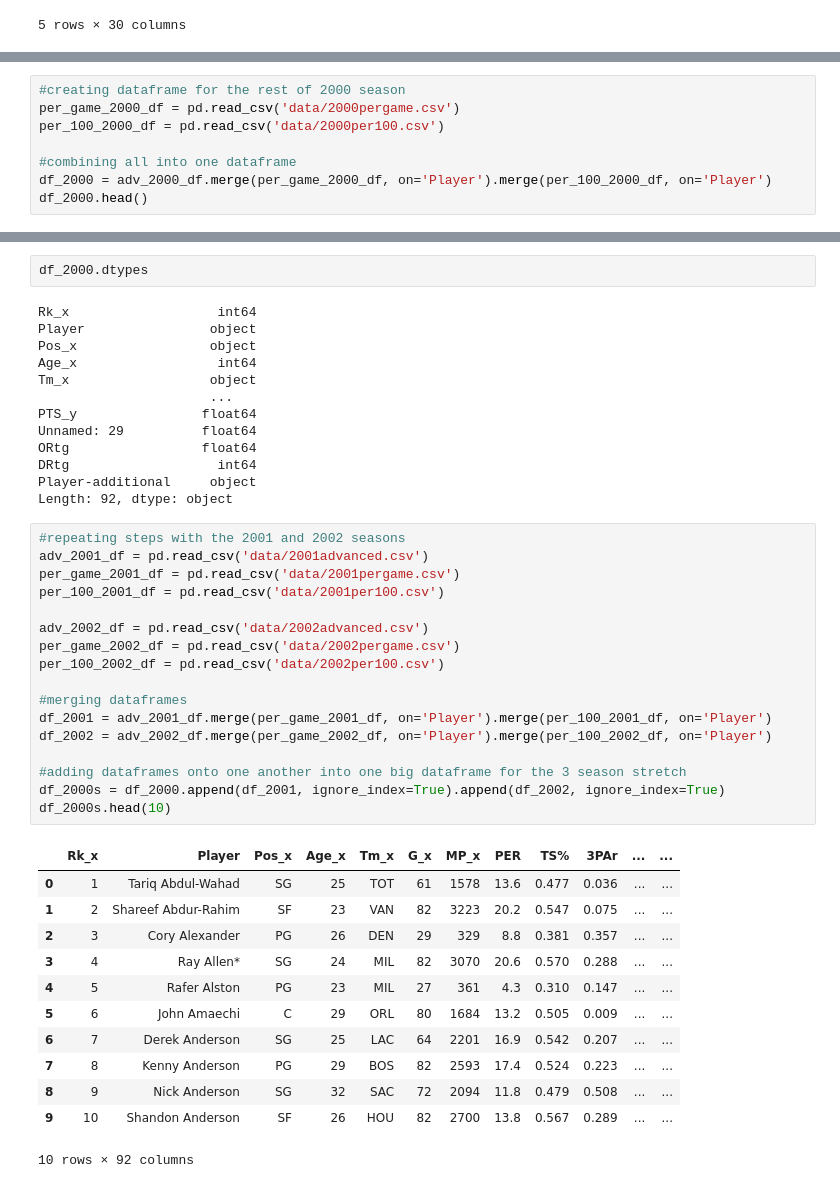
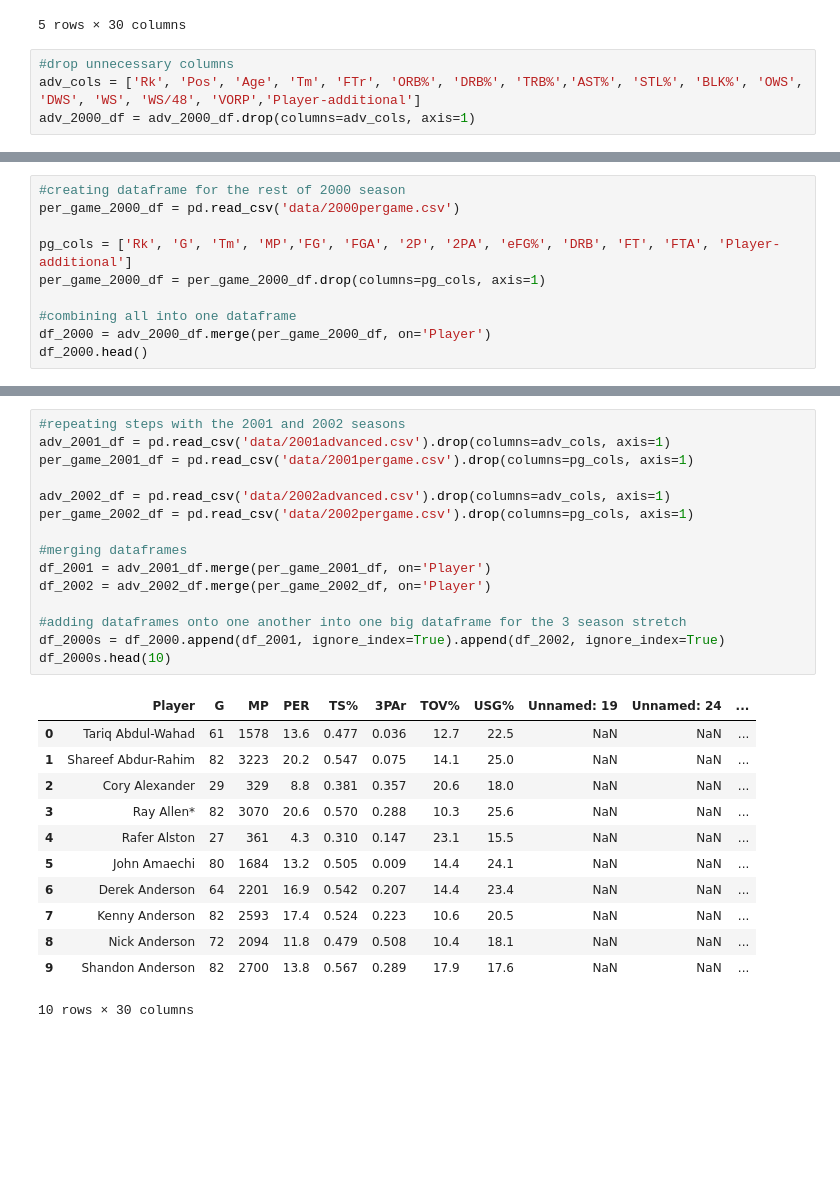
Before and after one commit to dtong136/nba-positions-project, a Jupyter notebook: NBApositionsEDA.ipynb, the cells around one changed output, grey strips where cells are left out. Saved outputs shown, nothing was run; the diff lists cells and outputs as text; blank space fills up the shorter version.

```diff
--- a/NBApositionsEDA.ipynb
+++ b/NBApositionsEDA.ipynb
@@ -15,3 +15,7 @@ adv_2000_df.head()
 | 3 | 4 | Ray Allen* | SG | 24 | MIL | 82 | 3070 | 20.6 | 0.570 | 0.288 | ... | ... |
 | 4 | 5 | Rafer Alston | PG | 23 | MIL | 27 | 361 | 4.3 | 0.310 | 0.147 | ... | ... |
 5 rows × 30 columns
+# %%
+#drop unnecessary columns
+adv_cols = ['Rk', 'Pos', 'Age', 'Tm', 'FTr', 'ORB%', 'DRB%', 'TRB%','AST%', 'STL%', 'BLK%', 'OWS', 'DWS', 'WS', 'WS/48', 'VORP','Player-additional']
+adv_2000_df = adv_2000_df.drop(columns=adv_cols, axis=1)
@@ -18,9 +28,11 @@ adv_2000_df.head()
 # %%
 #creating dataframe for the rest of 2000 season
 per_game_2000_df = pd.read_csv('data/2000pergame.csv')
-per_100_2000_df = pd.read_csv('data/2000per100.csv')
+
+pg_cols = ['Rk', 'G', 'Tm', 'MP','FG', 'FGA', '2P', '2PA', 'eFG%', 'DRB', 'FT', 'FTA', 'Player-additional']
+per_game_2000_df = per_game_2000_df.drop(columns=pg_cols, axis=1)
 
 #combining all into one dataframe
-df_2000 = adv_2000_df.merge(per_game_2000_df, on='Player').merge(per_100_2000_df, on='Player')
+df_2000 = adv_2000_df.merge(per_game_2000_df, on='Player')
 df_2000.head()
 # %% [output]
@@ -34,45 +46,28 @@ df_2000.head()
-# %%
-df_2000.dtypes
-# %% [output]
-Rk_x                   int64
-Player                object
-Pos_x                 object
-Age_x                  int64
-Tm_x                  object
-                      ...
-PTS_y                float64
-Unnamed: 29          float64
-ORtg                 float64
-DRtg                   int64
-Player-additional     object
-Length: 92, dtype: object
 # %%
 #repeating steps with the 2001 and 2002 seasons
-adv_2001_df = pd.read_csv('data/2001advanced.csv')
-per_game_2001_df = pd.read_csv('data/2001pergame.csv')
-per_100_2001_df = pd.read_csv('data/2001per100.csv')
+adv_2001_df = pd.read_csv('data/2001advanced.csv').drop(columns=adv_cols, axis=1)
+per_game_2001_df = pd.read_csv('data/2001pergame.csv').drop(columns=pg_cols, axis=1)
 
-adv_2002_df = pd.read_csv('data/2002advanced.csv')
-per_game_2002_df = pd.read_csv('data/2002pergame.csv')
-per_100_2002_df = pd.read_csv('data/2002per100.csv')
+adv_2002_df = pd.read_csv('data/2002advanced.csv').drop(columns=adv_cols, axis=1)
+per_game_2002_df = pd.read_csv('data/2002pergame.csv').drop(columns=pg_cols, axis=1)
 
 #merging dataframes
-df_2001 = adv_2001_df.merge(per_game_2001_df, on='Player').merge(per_100_2001_df, on='Player')
-df_2002 = adv_2002_df.merge(per_game_2002_df, on='Player').merge(per_100_2002_df, on='Player')
+df_2001 = adv_2001_df.merge(per_game_2001_df, on='Player')
+df_2002 = adv_2002_df.merge(per_game_2002_df, on='Player')
 
 #adding dataframes onto one another into one big dataframe for the 3 season stretch
 df_2000s = df_2000.append(df_2001, ignore_index=True).append(df_2002, ignore_index=True)
 df_2000s.head(10)
 # %% [output]
-|  | Rk_x | Player | Pos_x | Age_x | Tm_x | G_x | MP_x | PER | TS% | 3PAr | ... | ... |
-| 0 | 1 | Tariq Abdul-Wahad | SG | 25 | TOT | 61 | 1578 | 13.6 | 0.477 | 0.036 | ... | ... |
-| 1 | 2 | Shareef Abdur-Rahim | SF | 23 | VAN | 82 | 3223 | 20.2 | 0.547 | 0.075 | ... | ... |
-| 2 | 3 | Cory Alexander | PG | 26 | DEN | 29 | 329 | 8.8 | 0.381 | 0.357 | ... | ... |
-| 3 | 4 | Ray Allen* | SG | 24 | MIL | 82 | 3070 | 20.6 | 0.570 | 0.288 | ... | ... |
-| 4 | 5 | Rafer Alston | PG | 23 | MIL | 27 | 361 | 4.3 | 0.310 | 0.147 | ... | ... |
-| 5 | 6 | John Amaechi | C | 29 | ORL | 80 | 1684 | 13.2 | 0.505 | 0.009 | ... | ... |
-| 6 | 7 | Derek Anderson | SG | 25 | LAC | 64 | 2201 | 16.9 | 0.542 | 0.207 | ... | ... |
-| 7 | 8 | Kenny Anderson | PG | 29 | BOS | 82 | 2593 | 17.4 | 0.524 | 0.223 | ... | ... |
-| 8 | 9 | Nick Anderson | SG | 32 | SAC | 72 | 2094 | 11.8 | 0.479 | 0.508 | ... | ... |
-| 9 | 10 | Shandon Anderson | SF | 26 | HOU | 82 | 2700 | 13.8 | 0.567 | 0.289 | ... | ... |
+|  | Player | G | MP | PER | TS% | 3PAr | TOV% | USG% | Unnamed: 19 | Unnamed: 24 | ... |
+| 0 | Tariq Abdul-Wahad | 61 | 1578 | 13.6 | 0.477 | 0.036 | 12.7 | 22.5 | NaN | NaN | ... |
+| 1 | Shareef Abdur-Rahim | 82 | 3223 | 20.2 | 0.547 | 0.075 | 14.1 | 25.0 | NaN | NaN | ... |
+| 2 | Cory Alexander | 29 | 329 | 8.8 | 0.381 | 0.357 | 20.6 | 18.0 | NaN | NaN | ... |
+| 3 | Ray Allen* | 82 | 3070 | 20.6 | 0.570 | 0.288 | 10.3 | 25.6 | NaN | NaN | ... |
+| 4 | Rafer Alston | 27 | 361 | 4.3 | 0.310 | 0.147 | 23.1 | 15.5 | NaN | NaN | ... |
+| 5 | John Amaechi | 80 | 1684 | 13.2 | 0.505 | 0.009 | 14.4 | 24.1 | NaN | NaN | ... |
+| 6 | Derek Anderson | 64 | 2201 | 16.9 | 0.542 | 0.207 | 14.4 | 23.4 | NaN | NaN | ... |
+| 7 | Kenny Anderson | 82 | 2593 | 17.4 | 0.524 | 0.223 | 10.6 | 20.5 | NaN | NaN | ... |
+| 8 | Nick Anderson | 72 | 2094 | 11.8 | 0.479 | 0.508 | 10.4 | 18.1 | NaN | NaN | ... |
+| 9 | Shandon Anderson | 82 | 2700 | 13.8 | 0.567 | 0.289 | 17.9 | 17.6 | NaN | NaN | ... |
-10 rows × 92 columns
+10 rows × 30 columns
```
Also changed, not shown: parts of 22 cells of this notebook, 8 other files.
